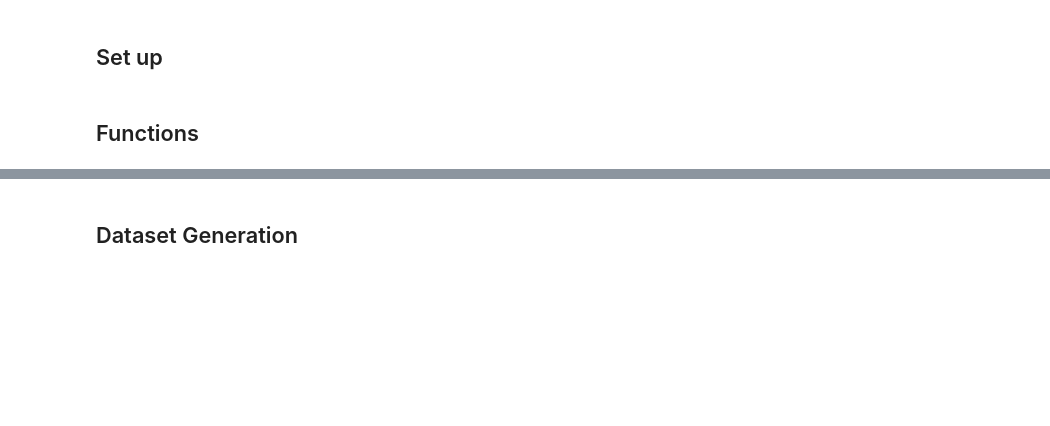
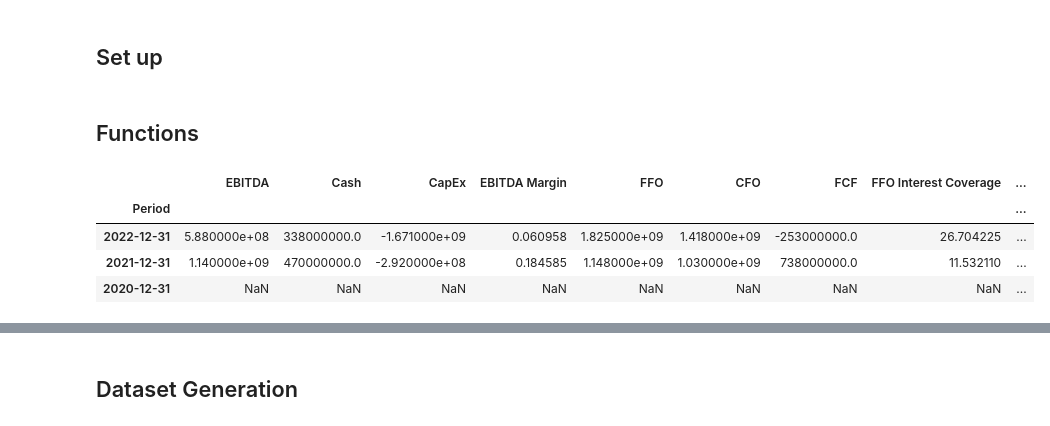
Before and after one commit to ichise-laboratory/FINKG-news, a Jupyter notebook: report_generation/financial_risk_report_generation.ipynb, the cells around one changed output, grey strips where cells are left out. Saved outputs shown, nothing was run; the diff lists cells and outputs as text; code cells hidden in the pictures; blank space fills up the shorter version.

```diff
--- a/report_generation/financial_risk_report_generation.ipynb
+++ b/report_generation/financial_risk_report_generation.ipynb
@@ -128,15 +136,11 @@ def get_fitch_metrics_timeseries(ticker_symbol, report_year=2026, n_years=3):
     cf = ticker.cashflow           # Cash Flow
     is_ = ticker.financials        # Income Statement
 
-    # cogemos los datos de los tres años anteriores a report_year
-    # ejemplo: para 2025 cogeríamos desde 2022, 2023 y 2024
-    # para 2026 -> 2023, 2024, 2025
-
     last_report_year = report_year - n_years
 
     # get all the columns until the last report year (it may be in different positions depending on the company data)
 
-    cols = [col for col in bs.columns if last_report_year <= col.year < report_year]
+    cols = [col for col in bs.columns if last_report_year <= col.year <= report_year]
     rows = []
 
     for col in cols:
@@ -171,36 +175,42 @@ def get_fitch_metrics_timeseries(ticker_symbol, report_year=2026, n_years=3):
             "EBITDA Margin": (ebitda / revenue) if (ebitda and revenue) else None,
 
             # Cash flow levels
             "FFO": ffo,
             "CFO": cfo,
             "FCF": fcf,
 
             # Coverage
             "FFO Interest Coverage": (ffo + interest_paid + preferred_divs) / (interest_paid + preferred_divs),
 
             # Leverage
             "FFO leverage": (total_debt / (ffo + interest_paid + preferred_divs)) if (total_debt and ffo) else None,
             "EBITDA leverage": (total_debt/ebitda),
 
             # Free cash flow ratio
             "Free Cash Flow Ratio": (fcf / total_debt) if (fcf and total_debt) else None,
 
             # Liquidity
             "Cash/ST Debt": (cash / st_debt) if (cash and st_debt) else None,
         }
 
         rows.append(row)
 
     df = pd.DataFrame(rows).set_index("Period")
     return df
 
 # run this for a fast test
 # ticker_symbol = "MSFT"
 
-# ticker_symbol = "DIS"
+ticker_symbol = "ALK"
 
-# result_df = get_fitch_metrics_timeseries(ticker_symbol,report_year=2026,n_years=4)
-# result_df
+result_df = get_fitch_metrics_timeseries(ticker_symbol,report_year=2022,n_years=4)
+result_df
+# %% [output]
+|  | EBITDA | Cash | CapEx | EBITDA Margin | FFO | CFO | FCF | FFO Interest Coverage | ... |
+| Period |  |  |  |  |  |  |  |  | ... |
+| 2022-12-31 | 5.880000e+08 | 338000000.0 | -1.671000e+09 | 0.060958 | 1.825000e+09 | 1.418000e+09 | -253000000.0 | 26.704225 | ... |
+| 2021-12-31 | 1.140000e+09 | 470000000.0 | -2.920000e+08 | 0.184585 | 1.148000e+09 | 1.030000e+09 | 738000000.0 | 11.532110 | ... |
+| 2020-12-31 | NaN | NaN | NaN | NaN | NaN | NaN | NaN | NaN | ... |
 # %%
 # peer analysis functions
 def get_peers_from_neo(cik,limit=10):
```
Also changed, not shown: parts of 9 cells of this notebook.
